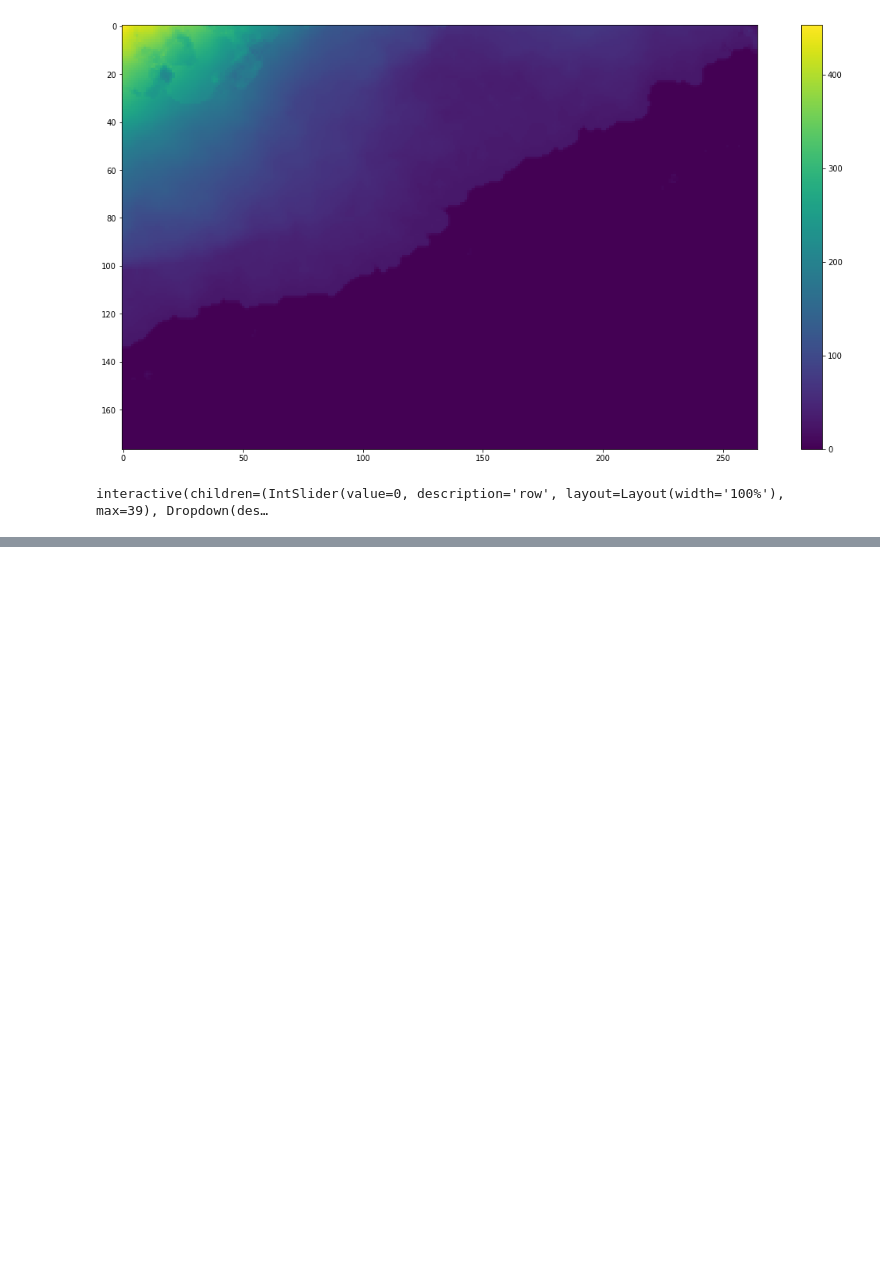
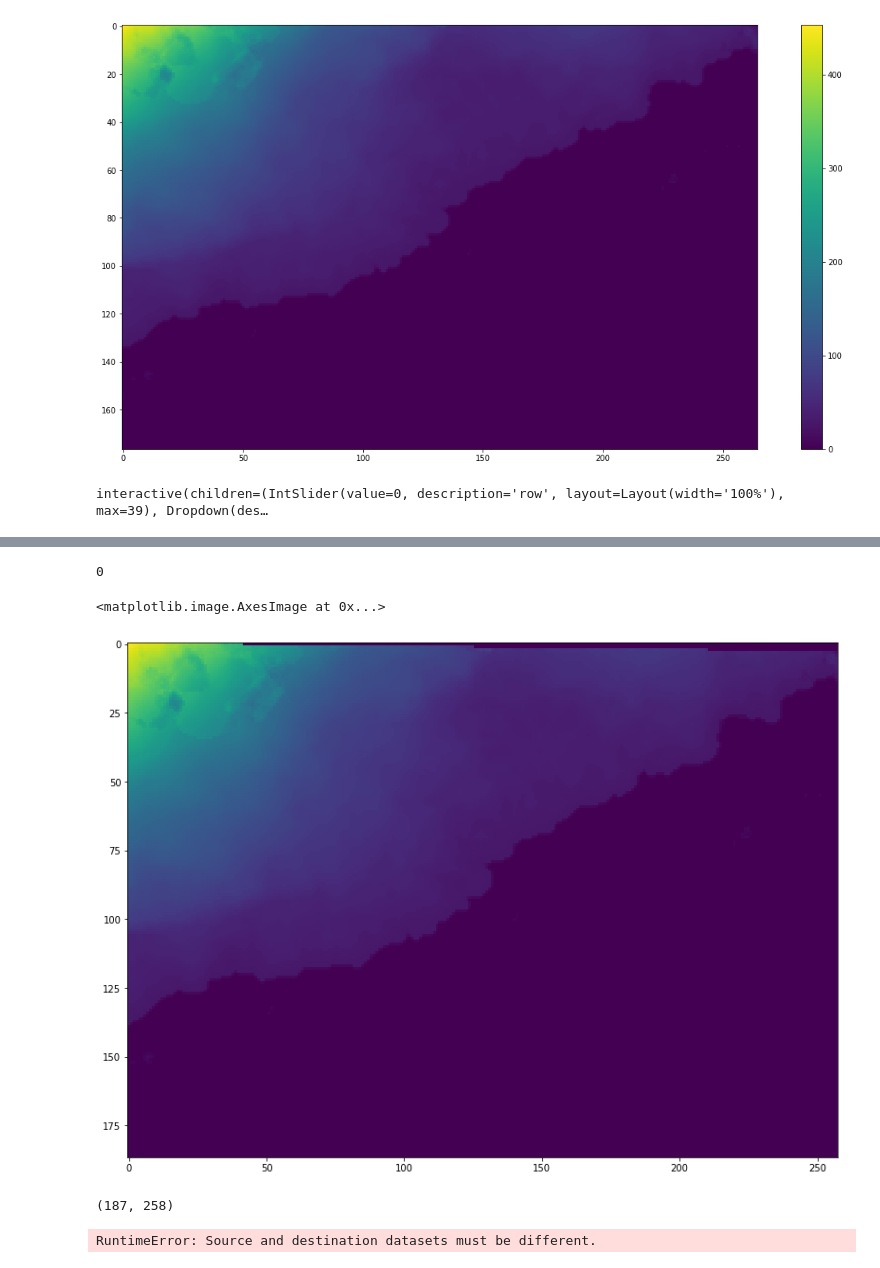
Before and after one commit to Kelvinrr/Notebooks, a Jupyter notebook: thermal_playground.ipynb, the cells around one changed output, grey strips where cells are left out. Cells and saved outputs as stored; diff of their text form; code cells hidden in the pictures; blank space fills up the shorter version.

```diff
--- a/thermal_playground.ipynb
+++ b/thermal_playground.ipynb
@@ -921,0 +937,18 @@ interactive(children=(IntSlider(value=0, description='row', layout=Layout(width=
+# %%
+d = gdal.Open(temp.file_name, gdal.GF_Write)
+d.SetGeoTransform(temps.geotransform)
+# %% [output]
+0
+# %%
+plt.imshow(crop(to_geodataset(d), random_ocean).read_array())
+# %% [output]
+<matplotlib.image.AxesImage at 0x...>
+[figure, added]
+# %%
+crop(to_geodataset(d), random_ocean).read_array().shape
+# %% [output]
+(187, 258)
+# %%
+crop(temps, random_ocean).read_array().shape
+# %% [output]
+RuntimeError: Source and destination datasets must be different.
```
Also changed, not shown: parts of 6 cells of this notebook.
